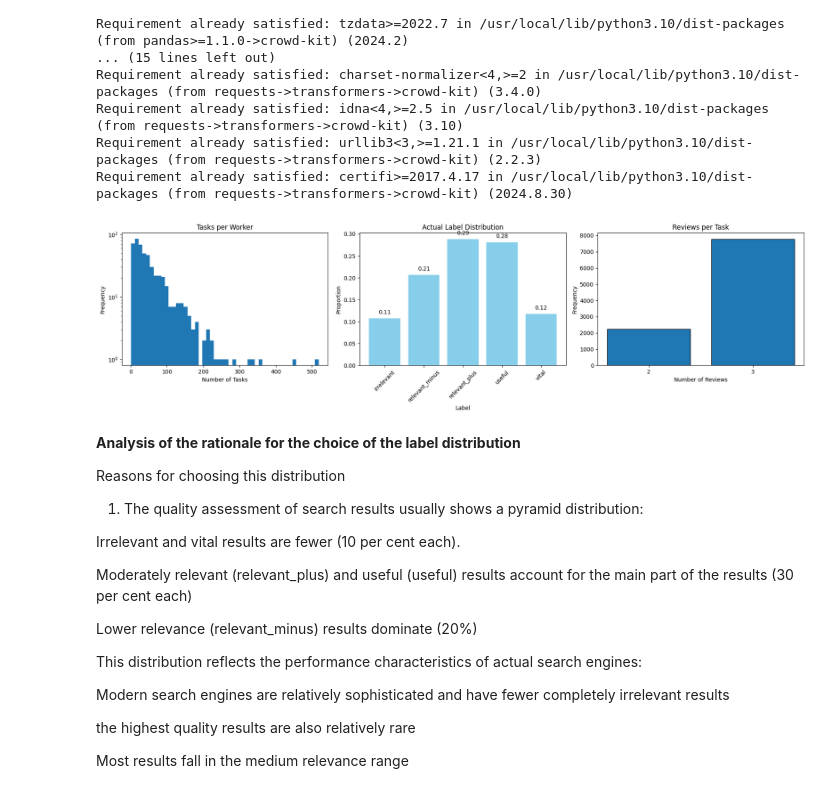
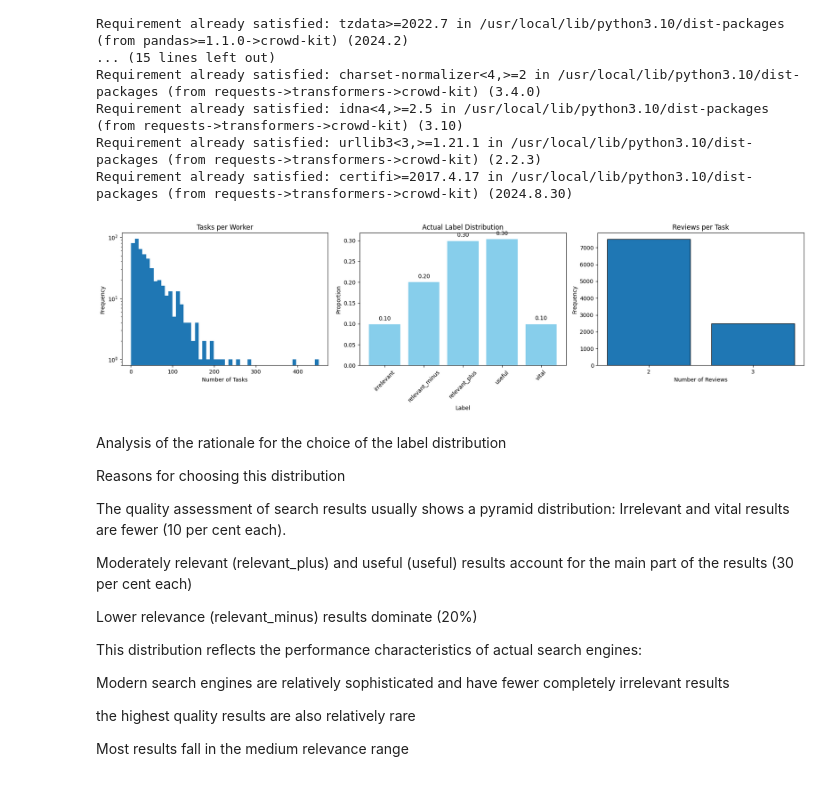
Before and after one commit to guanzi96/spbu-machine-learning-tasks, a Jupyter notebook: hm5_simulated_search_quality_assessment.ipynb, the cells around one changed output. Saved outputs shown, nothing was run; the diff lists cells and outputs as text; code cells hidden in the pictures.

```diff
--- a/hm5_simulated_search_quality_assessment.ipynb
+++ b/hm5_simulated_search_quality_assessment.ipynb
@@ -29,6 +29,7 @@ from crowdkit.aggregation import DawidSkene, MajorityVote
 def generate_worker_weights(number_workers: int, mu: float = 1.5, sigma: float = 1.0) -> np.ndarray:
     weights = np.random.lognormal(mu, sigma, number_workers)
     return weights / weights.sum()
+
 
 def select_workers(weights: np.ndarray, size: int = 2, exclude: List[int] = None) -> np.ndarray:
     if exclude:
@@ -40,52 +41,48 @@ def select_workers(weights: np.ndarray, size: int = 2, exclude: List[int] = None
 
     return np.random.choice(len(weights), size=size, replace=False, p=temp_weights)
 
-def adjust_label_by_credibility(label: str, labels: List[str]) -> str:
-    current_label_idx = labels.index(label)
-    noise_range = max(0, current_label_idx-1), min(len(labels)-1, current_label_idx+1)
-    return labels[np.random.randint(noise_range[0], noise_range[1]+1)]
+
+def adjust_task_distribution(number_tasks: int) -> Tuple[int, int]:
+    tasks_with_2 = int(number_tasks * 0.75)
+    tasks_with_3 = number_tasks - tasks_with_2
+    return tasks_with_2, tasks_with_3
+
 
 def generate_tasks(
     number_tasks: int,
     number_workers: int,
     labels: List[str],
     label_distribution: List[float],
-    worker_credibility: np.ndarray
 ) -> pd.DataFrame:
     tasks, workers, labels_assigned, third_worker_triggered = [], [], [], []
 
+    # Adjust task distribution
+    tasks_with_2, tasks_with_3 = adjust_task_distribution(number_tasks)
+
     worker_weights = generate_worker_weights(number_workers)
 
-    for task_id in range(number_tasks):
-        # Select two workers based on log-normal distribution weights
+    # Generate tasks with 2 assessors (75%)
+    for task_id in range(tasks_with_2):
         worker1, worker2 = select_workers(worker_weights, size=2)
-
-        # Generate labels and adjust based on credibility
         label1 = np.random.choice(labels, p=label_distribution)
         label2 = np.random.choice(labels, p=label_distribution)
 
-        label1 = adjust_label_by_credibility(label1, labels) if worker_credibility[worker1] > 0.8 else label1
-        label2 = adjust_label_by_credibility(label2, labels) if worker_credibility[worker2] > 0.8 else label2
+        tasks.extend([task_id, task_id])
+        workers.extend([worker1, worker2])
+        labels_assigned.extend([label1, label2])
+        third_worker_triggered.extend([False, False])
 
-        # Handle case when labels don't match
-        if label1 != label2:
-            # Select third worker and generate label
-            third_worker = select_workers(worker_weights, size=1, exclude=[worker1, worker2])[0]
-            label3 = np.random.choice(labels, p=label_distribution)
+    # Generate tasks with 3 assessors (25%)
+    for task_id in range(tasks_with_2, number_tasks):
+        worker1, worker2, worker3 = select_workers(worker_weights, size=3)
+        label1 = np.random.choice(labels, p=label_distribution)
+        label2 = np.random.choice(labels, p=label_distribution)
+        label3 = np.random.choice(labels, p=label_distribution)
 
-            # the third worker
-            label3 = adjust_label_by_credibility(label3, labels) if worker_credibility[third_worker] > 0.8 else label3
-
-            tasks.extend([task_id, task_id, task_id])
-            workers.extend([worker1, worker2, third_worker])
-            labels_assigned.extend([label1, label2, label3])
-            third_worker_triggered.extend([False, False, True])
-        else:
-            # Handle case when labels match
-            tasks.extend([task_id, task_id])
-            workers.extend([worker1, worker2])
-            labels_assigned.extend([label1, label2])
-            third_worker_triggered.extend([False, False])
+        tasks.extend([task_id, task_id, task_id])
+        workers.extend([worker1, worker2, worker3])
+        labels_assigned.extend([label1, label2, label3])
+        third_worker_triggered.extend([False, False, True])
 
     return pd.DataFrame({
         'task': tasks,
@@ -93,6 +90,7 @@ def generate_tasks(
         'label': labels_assigned,
         'third_worker_triggered': third_worker_triggered
     })
+
 
 def visualize_distributions(data: pd.DataFrame, labels: List[str]) -> None:
     task_count_per_worker = data['worker'].value_counts()
@@ -126,41 +124,40 @@ def visualize_distributions(data: pd.DataFrame, labels: List[str]) -> None:
                 edgecolor='black')
     axes[2].set_title('Reviews per Task')
     axes[2].set_xlabel('Number of Reviews')
     axes[2].set_ylabel('Frequency')
     axes[2].set_xticks([2, 3])
 
     plt.tight_layout()
     plt.show()
 
 
 np.random.seed(32)
 
 # Parameter settings
 number_tasks = 10000
 number_workers = 500
 labels = ['irrelevant', 'relevant_minus', 'relevant_plus', 'useful', 'vital']
 label_distribution = [0.1, 0.2, 0.3, 0.3, 0.1]
 
 # Generate worker credibility
 worker_credibility = np.random.rand(number_workers) * 0.5 + 0.5
 
 data = generate_tasks(
     number_tasks,
     number_workers,
     labels,
     label_distribution,
-    worker_credibility
 )
 
 visualize_distributions(data, labels)
 # %% [output]
-[figure, old version]
+[figure, new version]
 # %% [markdown]
-**Analysis of the rationale for the choice of the label distribution**
+Analysis of the rationale for the choice of the label distribution
 
 Reasons for choosing this distribution
-1. The quality assessment of search results usually shows a pyramid distribution:
 
+The quality assessment of search results usually shows a pyramid distribution:
 Irrelevant and vital results are fewer (10 per cent each).
 
 Moderately relevant (relevant_plus) and useful (useful) results account for the main part of the results (30 per cent each)
```
Also changed, not shown: parts of 4 cells of this notebook.
